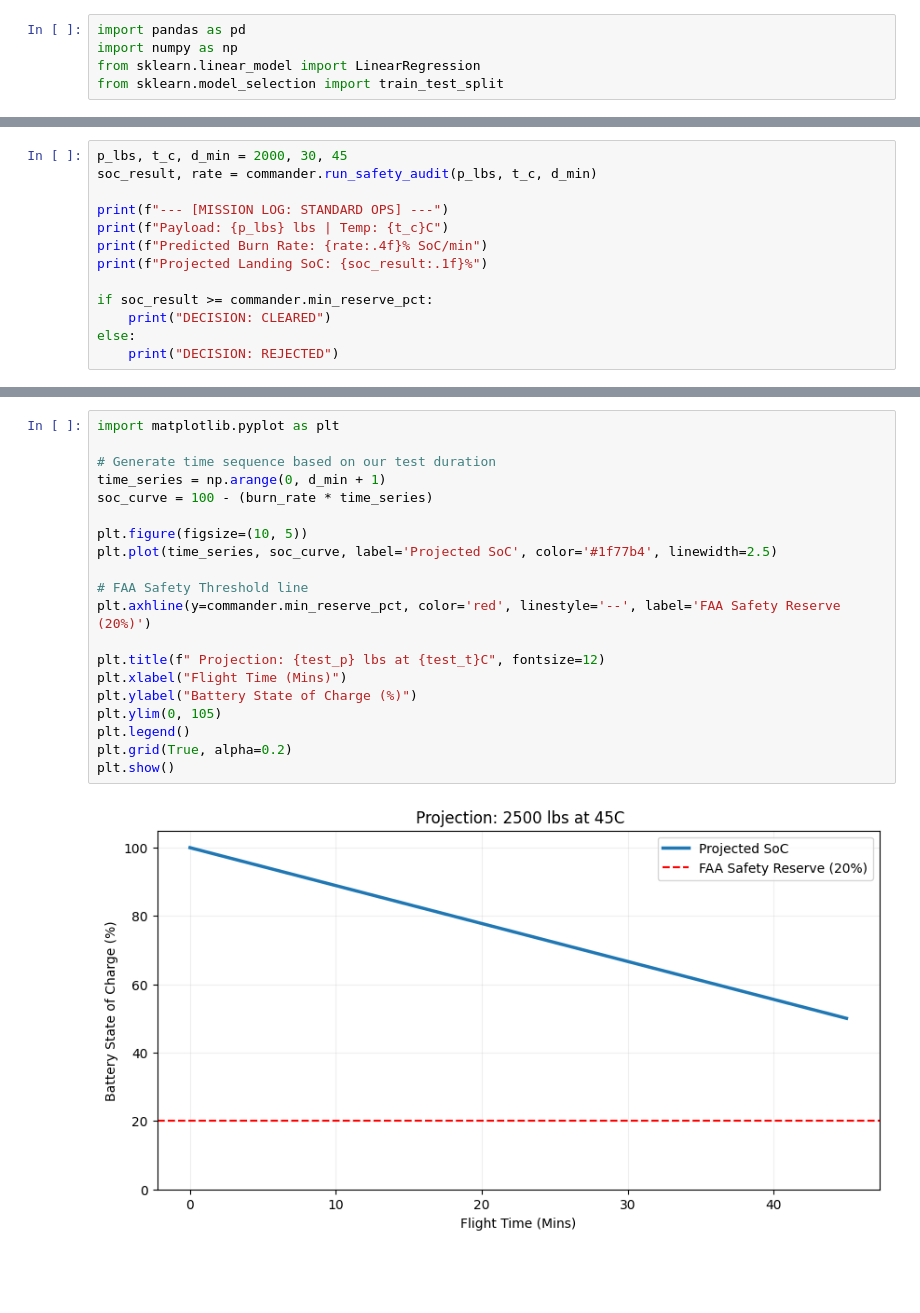
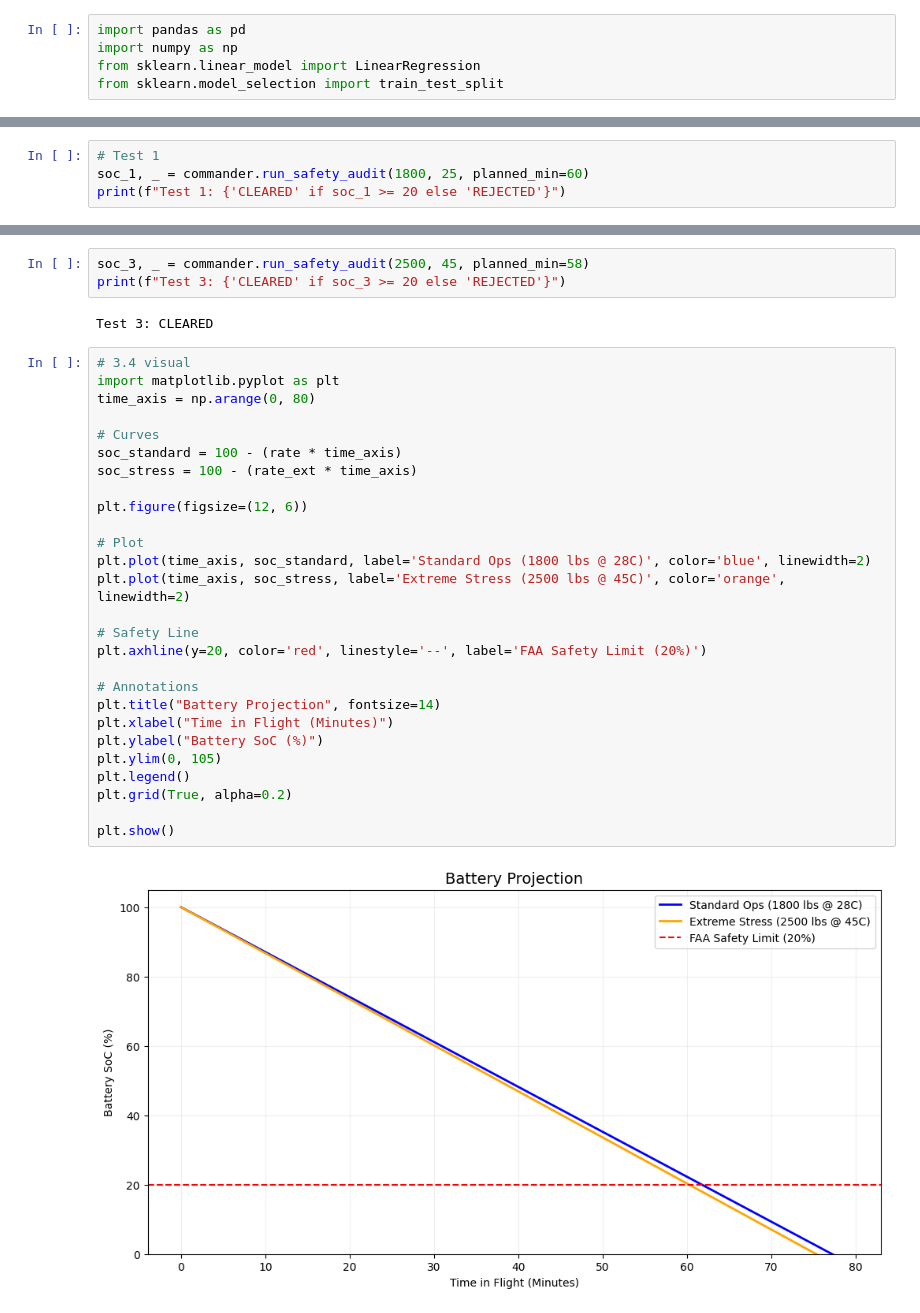
Before and after one commit to kathyk03046-del/RegionalElectricAviation-NetworkFleetReliability-UnitEconomicsModel--CaseStudy-EviationAlice, a Jupyter notebook: aviation_data_gen/03_Predictive_Modeling.ipynb, the cells around one changed output, grey strips where cells are left out. Saved outputs shown, nothing was run; the diff lists cells and outputs as text; blank space fills up the shorter version.

```diff
--- a/aviation_data_gen/03_Predictive_Modeling.ipynb
+++ b/aviation_data_gen/03_Predictive_Modeling.ipynb
@@ -91,16 +88,7 @@ class AliceFleetManager:
 
 commander = AliceFleetManager(model)
 # %%
-p_lbs, t_c, d_min = 2000, 30, 45
-soc_result, rate = commander.run_safety_audit(p_lbs, t_c, d_min)
-
-print(f"--- [MISSION LOG: STANDARD OPS] ---")
-print(f"Payload: {p_lbs} lbs | Temp: {t_c}C")
-print(f"Predicted Burn Rate: {rate:.4f}% SoC/min")
-print(f"Projected Landing SoC: {soc_result:.1f}%")
-
-if soc_result >= commander.min_reserve_pct:
-    print("DECISION: CLEARED")
-else:
-    print("DECISION: REJECTED")
+# Test 1
+soc_1, _ = commander.run_safety_audit(1800, 25, planned_min=60)
+print(f"Test 1: {'CLEARED' if soc_1 >= 20 else 'REJECTED'}")
 # %% [output]
@@ -122,22 +101,34 @@ Decision: CLEARED
+# %%
+soc_3, _ = commander.run_safety_audit(2500, 45, planned_min=58)
+print(f"Test 3: {'CLEARED' if soc_3 >= 20 else 'REJECTED'}")
+# %% [output]
+Test 3: CLEARED
 # %%
+# 3.4 visual
 import matplotlib.pyplot as plt
+time_axis = np.arange(0, 80)
 
-# Generate time sequence based on our test duration
-time_series = np.arange(0, d_min + 1)
-soc_curve = 100 - (burn_rate * time_series)
+# Curves
+soc_standard = 100 - (rate * time_axis)
+soc_stress = 100 - (rate_ext * time_axis)
 
-plt.figure(figsize=(10, 5))
-plt.plot(time_series, soc_curve, label='Projected SoC', color='#1f77b4', linewidth=2.5)
+plt.figure(figsize=(12, 6))
 
-# FAA Safety Threshold line
-plt.axhline(y=commander.min_reserve_pct, color='red', linestyle='--', label='FAA Safety Reserve (20%)')
+# Plot
+plt.plot(time_axis, soc_standard, label='Standard Ops (1800 lbs @ 28C)', color='blue', linewidth=2)
+plt.plot(time_axis, soc_stress, label='Extreme Stress (2500 lbs @ 45C)', color='orange', linewidth=2)
 
-plt.title(f" Projection: {test_p} lbs at {test_t}C", fontsize=12)
-plt.xlabel("Flight Time (Mins)")
-plt.ylabel("Battery State of Charge (%)")
+# Safety Line
+plt.axhline(y=20, color='red', linestyle='--', label='FAA Safety Limit (20%)')
+
+# Annotations
+plt.title("Battery Projection", fontsize=14)
+plt.xlabel("Time in Flight (Minutes)")
+plt.ylabel("Battery SoC (%)")
 plt.ylim(0, 105)
 plt.legend()
 plt.grid(True, alpha=0.2)
+
 plt.show()
 # %% [output]
-[figure, old version]
+[figure, new version]
```
Also changed, not shown: parts of 7 cells of this notebook.
